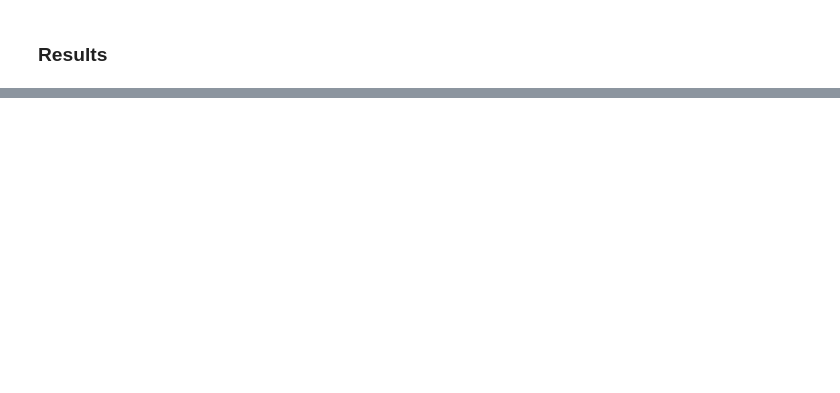
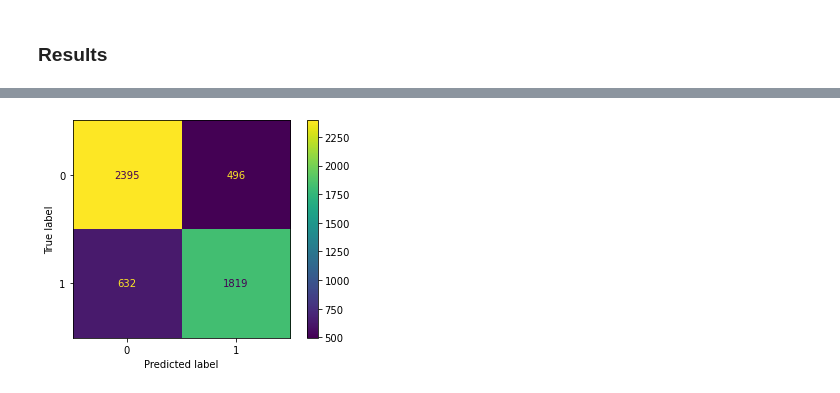
Before and after one commit to jeffbeech/Flu-Shot-Learning, a Jupyter notebook: jeff.ipynb, the cells around one changed output, grey strips where cells are left out. Drawn from its saved outputs; the diff is of its cells as text; code cells hidden in the pictures; blank space fills up the shorter version.

```diff
--- a/jeff.ipynb
+++ b/jeff.ipynb
@@ -1013,0 +950,3 @@ NameError: name 'y_hat_h1n1' is not defined
+# %%
+svm_1_ssnl = SVC(kernel='linear', probability = True)
+svm_1_ssnl.fit(X_train_scaled,y_train_ssnl)
@@ -1013,0 +955,12 @@ NameError: name 'y_hat_h1n1' is not defined
+# %%
+from sklearn.model_selection import GridSearchCV
+
+# defining parameter range
+param_grid = {'C': [0.1, 1, 10, 100, 1000],
+              'gamma': [1, 0.1, 0.01, 0.001, 0.0001],
+              'kernel': ['rbf']}
+
+grid = GridSearchCV(SVC(), param_grid, refit = True, verbose = 3)
+
+# fitting the model for grid search
+grid.fit(X_train_scaled, y_train_ssnl)
@@ -1013,0 +1020,6 @@ NameError: name 'y_hat_h1n1' is not defined
+# %%
+svm_1_ssnl = SVC(probability = True, kernel='linear', C=1, gamma=0.001)
+svm_1_ssnl.fit(X_test_scaled,y_test_ssnl)
+
+svm_1_h1n1 = SVC(probability = True, kernel='linear', C=1, gamma=0.001)
+svm_1_h1n1.fit(X_test_scaled,y_test_h1n1)
@@ -1013,0 +1051,3 @@ NameError: name 'y_hat_h1n1' is not defined
+# %%
+svm_1_ssnl = SVC(kernel='linear', probability = True)
+svm_1_ssnl.fit(X_train_scaled, y_train_h1n1)
@@ -1013,0 +1069,5 @@ NameError: name 'y_hat_h1n1' is not defined
+# %%
+svm_1_ssnl.fit(X_test_scaled, y_test_ssnl)
+plot_confusion_matrix(svm_1_ssnl, X_test_scaled, y_test_ssnl);
+# %% [output]
+[figure, added]
```
Also changed, not shown: parts of 58 cells of this notebook, 2 other files.
